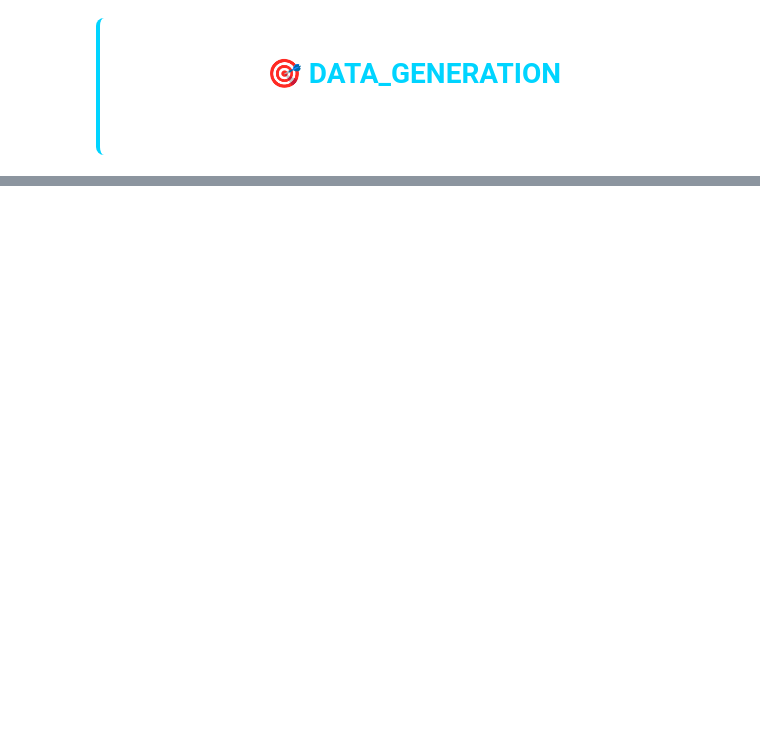
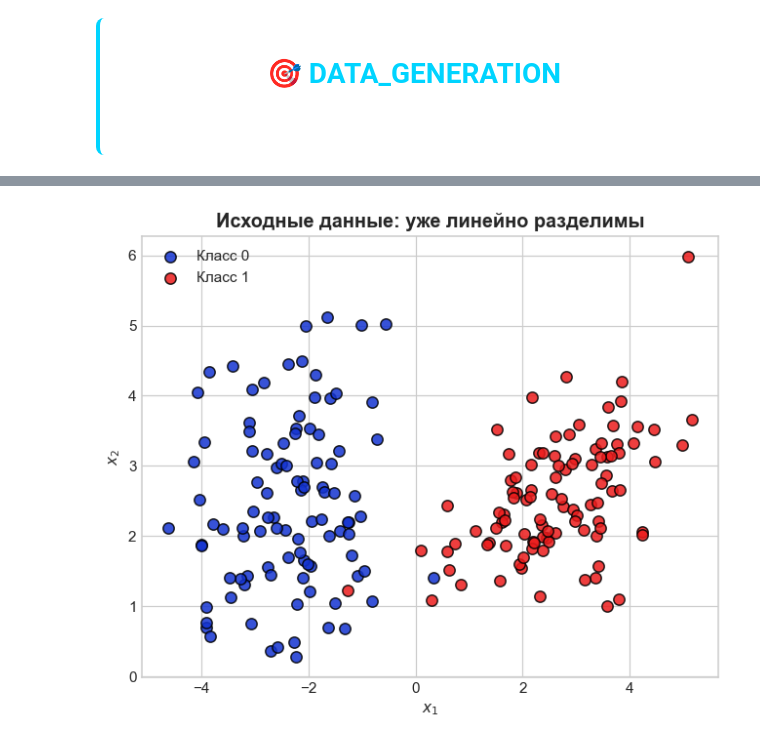
Before and after one commit to Shamil65/Machine-learning-start, a Jupyter notebook: ml_from_scratch/2_Linear_models/svm/notebooks/01_data_exploration_and_visualization.ipynb, the cells around one changed output, grey strips where cells are left out. Cells and saved outputs as stored; diff of their text form; code cells hidden in the pictures; blank space fills up the shorter version.

```diff
--- a/ml_from_scratch/2_Linear_models/svm/notebooks/01_data_exploration_and_visualization.ipynb
+++ b/ml_from_scratch/2_Linear_models/svm/notebooks/01_data_exploration_and_visualization.ipynb
@@ -1534,0 +51,20 @@ plt.show()
+# %%
+import numpy as np
+import matplotlib.pyplot as plt
+from mpl_toolkits.mplot3d import Axes3D  # noqa: F401 (нужен для projection='3d')
+
+from sklearn.datasets import (
+    make_classification,
+    make_blobs,
+    make_circles,
+    make_gaussian_quantiles,
+)
+
+# ---- единый стиль оформления для всех графиков ----
+plt.style.use('seaborn-v0_8-whitegrid')
+plt.rcParams['figure.dpi'] = 110
+plt.rcParams['axes.titlesize'] = 13
+plt.rcParams['axes.titleweight'] = 'bold'
+
+RANDOM_STATE = 42
+COLORS = {0: "#1434D1", 1: "#EC1C1C"}  # синий / оранжевый — не зависят от красно-зелёной слепоты
@@ -1534,0 +81,26 @@ plt.show()
+# %%
+X_lin, y_lin = make_classification(
+    n_samples=200,
+    n_features=2,
+    n_informative=2,
+    n_redundant=0,
+    n_clusters_per_class=1,
+    class_sep=2.5,       # чем больше - тем чище разрыв между классами
+    n_classes=2,
+    random_state=RANDOM_STATE,
+)
+
+fig, ax = plt.subplots(figsize=(6, 5))
+for cls, color in COLORS.items():
+    mask = y_lin == cls
+    ax.scatter(X_lin[mask, 0], X_lin[mask, 1], c=color, edgecolor='k',
+               s=55, alpha=0.85, label=f'Класс {cls}')
+
+ax.set_title('Исходные данные: уже линейно разделимы')
+ax.set_xlabel('$x_1$')
+ax.set_ylabel('$x_2$')
+ax.legend()
+plt.tight_layout()
+plt.show()
+# %% [output]
+[figure, added]
```
Also changed, not shown: parts of 48 cells of this notebook, 1 other file.
